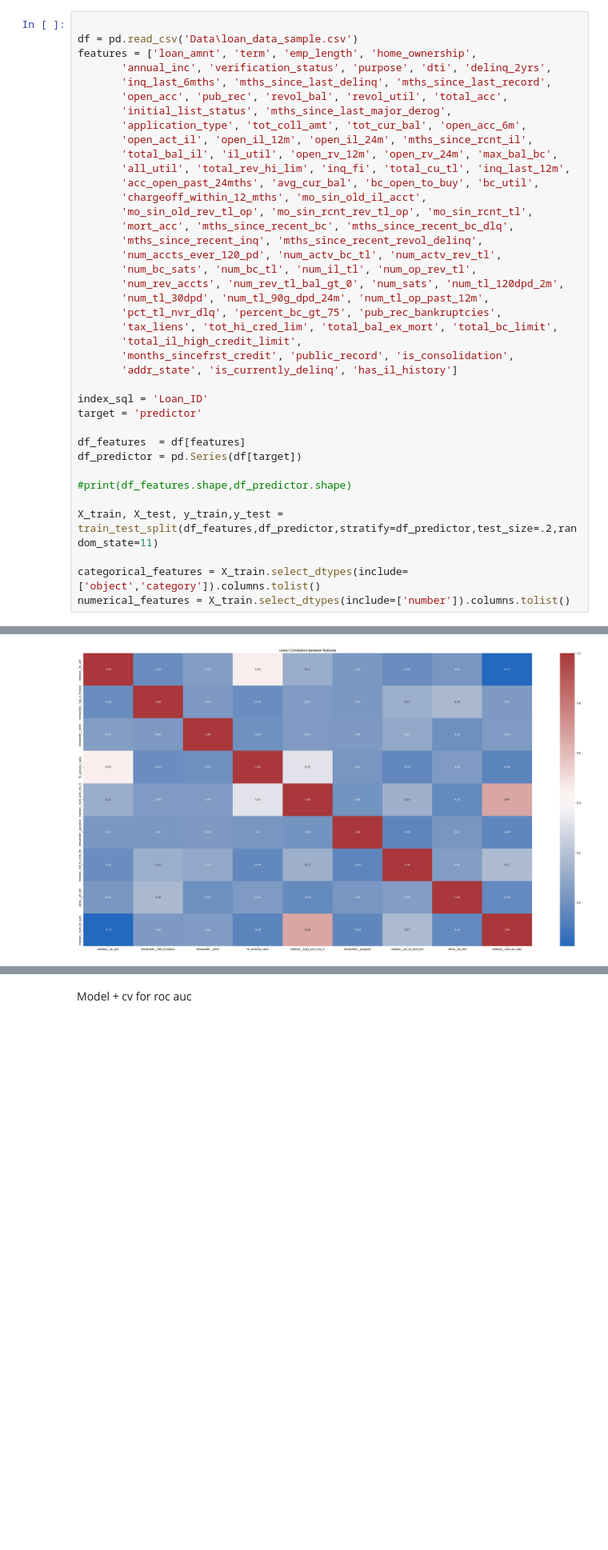
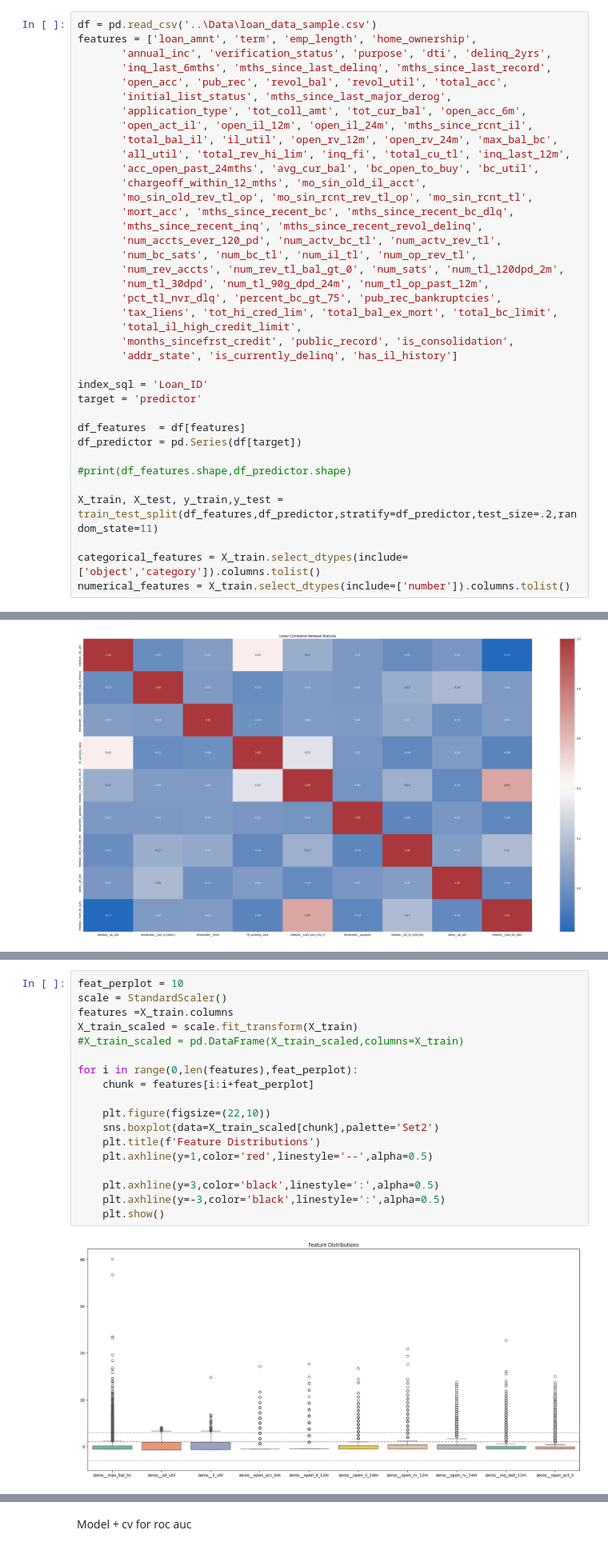
Before and after one commit to Mbu32/Credit-Default, a Jupyter notebook: LogisticRegression/endtoend_log_upd.ipynb, the cells around one changed output, grey strips where cells are left out. Shown at 80% size. Saved outputs shown, nothing was run; the diff lists cells and outputs as text; blank space fills up the shorter version.

```diff
--- a/LogisticRegression/endtoend_log_upd.ipynb
+++ b/LogisticRegression/endtoend_log_upd.ipynb
@@ -56,8 +56,7 @@ SELECT * FROM (
 except Exception as e:
     print(f"Error: {e}")
 # %%
-
-df = pd.read_csv('Data\loan_data_sample.csv')
+df = pd.read_csv('..\Data\loan_data_sample.csv')
 features = ['loan_amnt', 'term', 'emp_length', 'home_ownership',
        'annual_inc', 'verification_status', 'purpose', 'dti', 'delinq_2yrs',
        'inq_last_6mths', 'mths_since_last_delinq', 'mths_since_last_record',
@@ -332,0 +334,20 @@ plt.show()
+# %%
+feat_perplot = 10
+scale = StandardScaler()
+features =X_train.columns
+X_train_scaled = scale.fit_transform(X_train)
+#X_train_scaled = pd.DataFrame(X_train_scaled,columns=X_train)
+
+for i in range(0,len(features),feat_perplot):
+    chunk = features[i:i+feat_perplot]
+
+    plt.figure(figsize=(22,10))
+    sns.boxplot(data=X_train_scaled[chunk],palette='Set2')
+    plt.title(f'Feature Distributions')
+    plt.axhline(y=1,color='red',linestyle='--',alpha=0.5)
+
+    plt.axhline(y=3,color='black',linestyle=':',alpha=0.5)
+    plt.axhline(y=-3,color='black',linestyle=':',alpha=0.5)
+    plt.show()
+# %% [output]
+[figure, added]
```
Also changed, not shown: parts of 3 cells of this notebook.
